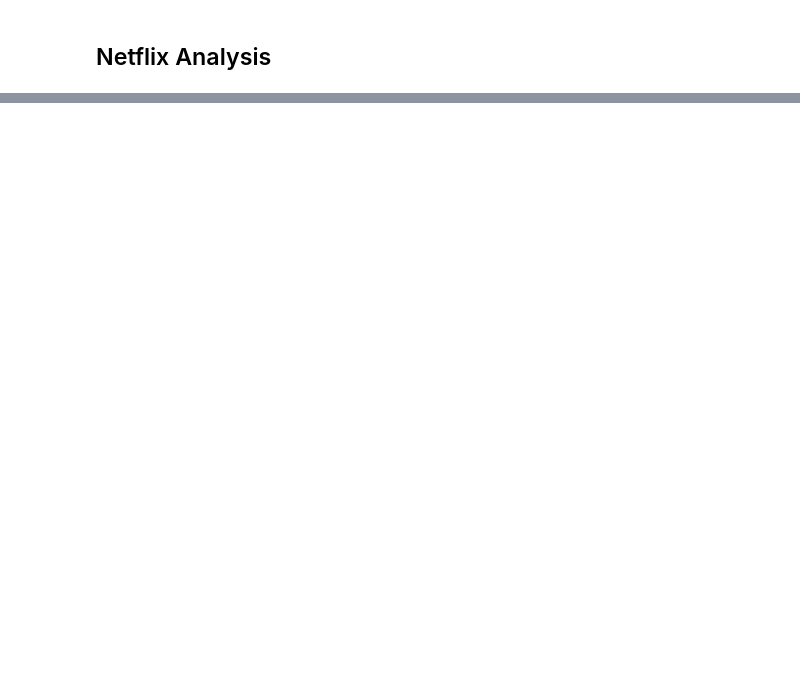
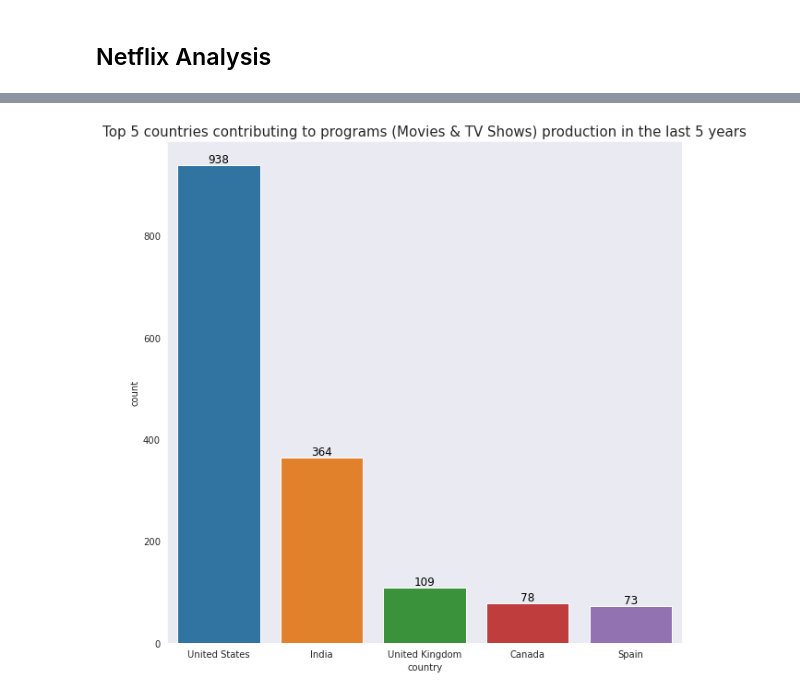
Before and after one commit to ahmedmeshref/Netflex-Data-Analysis, a Jupyter notebook: Netflix_Analysis.ipynb, the cells around one changed output, grey strips where cells are left out. Drawn from its saved outputs; the diff is of its cells as text; code cells hidden in the pictures; blank space fills up the shorter version.

```diff
--- a/Netflix_Analysis.ipynb
+++ b/Netflix_Analysis.ipynb
@@ -37,0 +170,19 @@ fxRates_df.head()
+# %%
+plt.figure(figsize=(10,10))
+
+df =  netflix_df[netflix_df.release_year >= 2016][netflix_df.release_year < 2021]
+
+g = sns.catplot(
+    data=df, kind="count",
+    x="release_year", hue="type",
+    ci="sd", palette="dark", alpha=.7, height=8)
+
+ax = plt.gca()
+
+# Iterate through the list of axes' patches to show number of each patch
+for p in ax.patches:
+    ax.text(p.get_x() + p.get_width()/2., p.get_height(), '%d' % int(p.get_height()),
+            fontsize=12, color='black', ha='center', va='bottom')
+
+plt.title('Type (Movies | TV Shows) trends in Netflix from 2016-2020',size='15')
+plt.show()
@@ -37,0 +194,4 @@ fxRates_df.head()
+# %%
+# Countries contribution to programs production from 2016 - 2020
+top_contributors_last_5_years = netflix_df.query("release_year >= 2016").query("release_year < 2021").groupby(['country'])['show_id'].count().reset_index(name='count').sort_values(by='count',ascending=False)
+top_contributors_last_5_years
@@ -37,0 +212,19 @@ fxRates_df.head()
+# %%
+plt.figure(figsize=(10,10))
+
+# plot the contribution of the top 5 contributors in the last 5 years
+sns.barplot(x='country',y='count',data=top_contributors_last_5_years[:5])
+
+# Get current axis on current figure
+ax = plt.gca()
+
+
+# Iterate through the list of axes' patches
+for p in ax.patches:
+    ax.text(p.get_x() + p.get_width()/2., p.get_height(), '%d' % int(p.get_height()),
+            fontsize=12, color='black', ha='center', va='bottom')
+
+plt.title('Top 5 countries contributing to programs (Movies & TV Shows) production in the last 5 years', size='15')
+plt.show()
+# %% [output]
+[figure, added]
```
Also changed, not shown: parts of 43 cells of this notebook.
